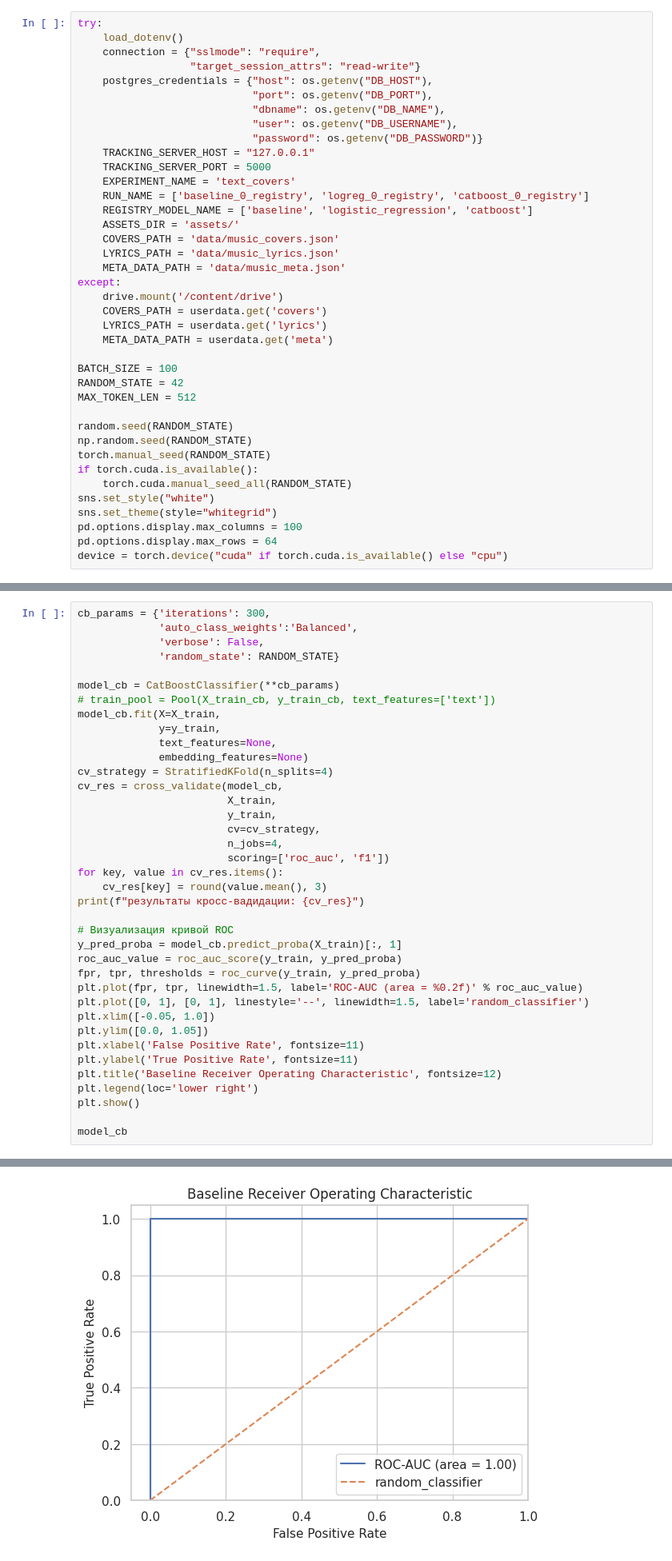
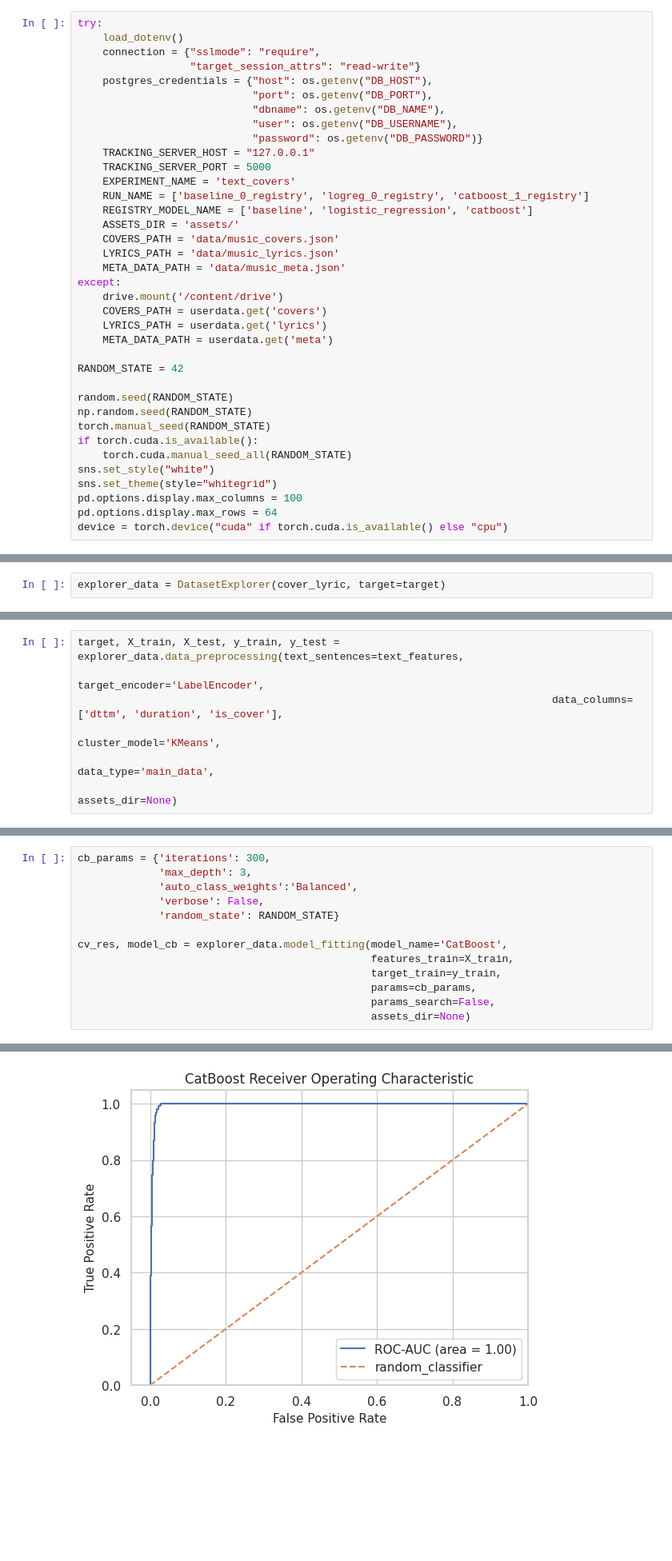
Before and after one commit to denis-42ds/cover-songs-search, a Jupyter notebook: music_covers.ipynb, the cells around one changed output, grey strips where cells are left out. Shown at 80% size. Drawn from its saved outputs; the diff is of its cells as text; blank space fills up the shorter version.

```diff
--- a/music_covers.ipynb
+++ b/music_covers.ipynb
@@ -110,7 +110,7 @@ try:
     TRACKING_SERVER_HOST = "127.0.0.1"
     TRACKING_SERVER_PORT = 5000
     EXPERIMENT_NAME = 'text_covers'
-    RUN_NAME = ['baseline_0_registry', 'logreg_0_registry', 'catboost_0_registry']
+    RUN_NAME = ['baseline_0_registry', 'logreg_0_registry', 'catboost_1_registry']
     REGISTRY_MODEL_NAME = ['baseline', 'logistic_regression', 'catboost']
     ASSETS_DIR = 'assets/'
     COVERS_PATH = 'data/music_covers.json'
@@ -122,9 +122,7 @@ except:
     LYRICS_PATH = userdata.get('lyrics')
     META_DATA_PATH = userdata.get('meta')
 
-BATCH_SIZE = 100
 RANDOM_STATE = 42
-MAX_TOKEN_LEN = 512
 
 random.seed(RANDOM_STATE)
 np.random.seed(RANDOM_STATE)
@@ -353,5 +351,7 @@ plt.show()
 - проверен баланс классов в сформированном датафрейме.
 # %% [markdown]
 ## Подготовка данных для обучения
+# %%
+explorer_data = DatasetExplorer(cover_lyric, target=target)
 # %% [markdown]
 ### baseline_data
@@ -428,0 +370,7 @@ plt.show()
+# %%
+target, X_train, X_test, y_train, y_test = explorer_data.data_preprocessing(text_sentences=text_features,
+                                                                            target_encoder='LabelEncoder',
+                                                                            data_columns=['dttm', 'duration', 'is_cover'],
+                                                                            cluster_model='KMeans',
+                                                                            data_type='main_data',
+                                                                            assets_dir=None)
@@ -487,40 +418,15 @@ LogisticRegression(class_weight='balanced', max_iter=1000, random_state=42)
 ### CatBoost
 # %%
 cb_params = {'iterations': 300,
+             'max_depth': 3,
              'auto_class_weights':'Balanced',
              'verbose': False,
              'random_state': RANDOM_STATE}
 
-model_cb = CatBoostClassifier(**cb_params)
-# train_pool = Pool(X_train_cb, y_train_cb, text_features=['text'])
-model_cb.fit(X=X_train,
-             y=y_train,
-             text_features=None,
-             embedding_features=None)
-cv_strategy = StratifiedKFold(n_splits=4)
-cv_res = cross_validate(model_cb,
-						X_train,
-						y_train,
-						cv=cv_strategy,
-						n_jobs=4,
-						scoring=['roc_auc', 'f1'])
-for key, value in cv_res.items():
-	cv_res[key] = round(value.mean(), 3)
-print(f"результаты кросс-вадидации: {cv_res}")
-
-# Визуализация кривой ROC
-y_pred_proba = model_cb.predict_proba(X_train)[:, 1]
-roc_auc_value = roc_auc_score(y_train, y_pred_proba)
-fpr, tpr, thresholds = roc_curve(y_train, y_pred_proba)
-plt.plot(fpr, tpr, linewidth=1.5, label='ROC-AUC (area = %0.2f)' % roc_auc_value)
-plt.plot([0, 1], [0, 1], linestyle='--', linewidth=1.5, label='random_classifier')
-plt.xlim([-0.05, 1.0])
-plt.ylim([0.0, 1.05])
-plt.xlabel('False Positive Rate', fontsize=11)
-plt.ylabel('True Positive Rate', fontsize=11)
-plt.title('Baseline Receiver Operating Characteristic', fontsize=12)
-plt.legend(loc='lower right')
-plt.show()
-
-model_cb
+cv_res, model_cb = explorer_data.model_fitting(model_name='CatBoost',
+                                               features_train=X_train,
+                                               target_train=y_train,
+                                               params=cb_params,
+                                               params_search=False,
+                                               assets_dir=None)
 # %% [output]
@@ -528 +434 @@ model_cb
-[figure, old version]
+[figure, new version]
```
Also changed, not shown: parts of 40 cells of this notebook, 3 other files.
